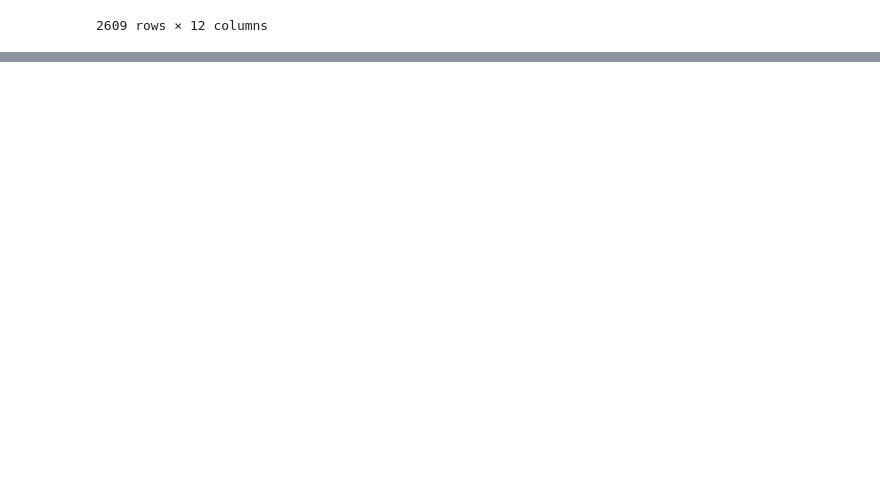
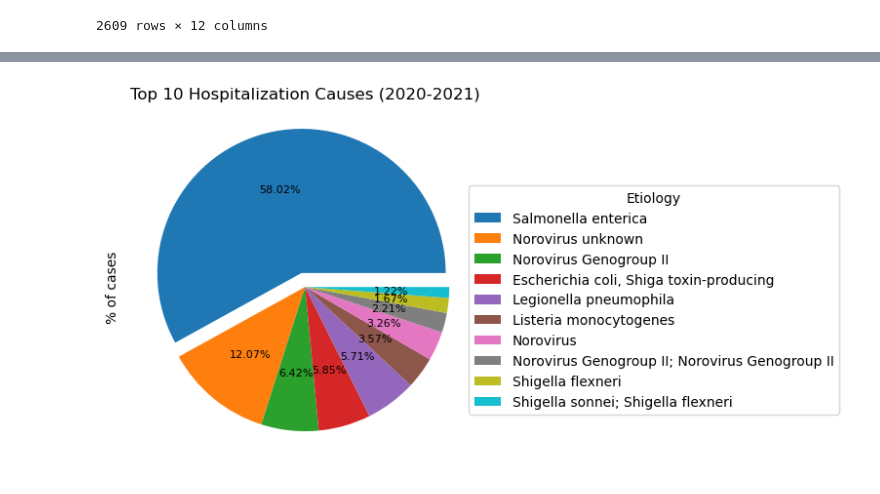
Before and after one commit to InsomniYak28/group_project_1, a Jupyter notebook: Death_and_hospitalization.ipynb, the cells around one changed output, grey strips where cells are left out. Saved outputs shown, nothing was run; the diff lists cells and outputs as text; code cells hidden in the pictures; blank space fills up the shorter version.

```diff
--- a/Death_and_hospitalization.ipynb
+++ b/Death_and_hospitalization.ipynb
@@ -113,0 +46,3 @@ ill_ets_top10
+# %%
+hosp_ets_top_10 = pd.DataFrame(hosp_ets["Hospitalizations (Total Cases)"].nlargest(10))
+hosp_ets_top_10
@@ -113,0 +69,12 @@ ill_ets_top10
+# %%
+
+explode = (.1,0,0,0,0,0,0,0,0,0)
+hosp_ets_top_10.plot(  kind="pie", y="Hospitalizations (Total Cases)", title = "Top 10 Hospitalization Causes (2020-2021)",
+                         legend = False, autopct = "%.2f%%", labeldistance= None,
+                         fontsize = 8, explode=explode, startangle= 0)
+plt.legend(loc="upper right", labels = hosp_ets_top_10.index, bbox_to_anchor=(2,.8),title="Etiology")
+plt.ylabel("% of cases")
+plt.savefig("top10_hospitalization_causes_perCount_pie.png")
+plt.show()
+# %% [output]
+[figure, added]
```
Also changed, not shown: parts of 36 cells of this notebook, 19 other files.
